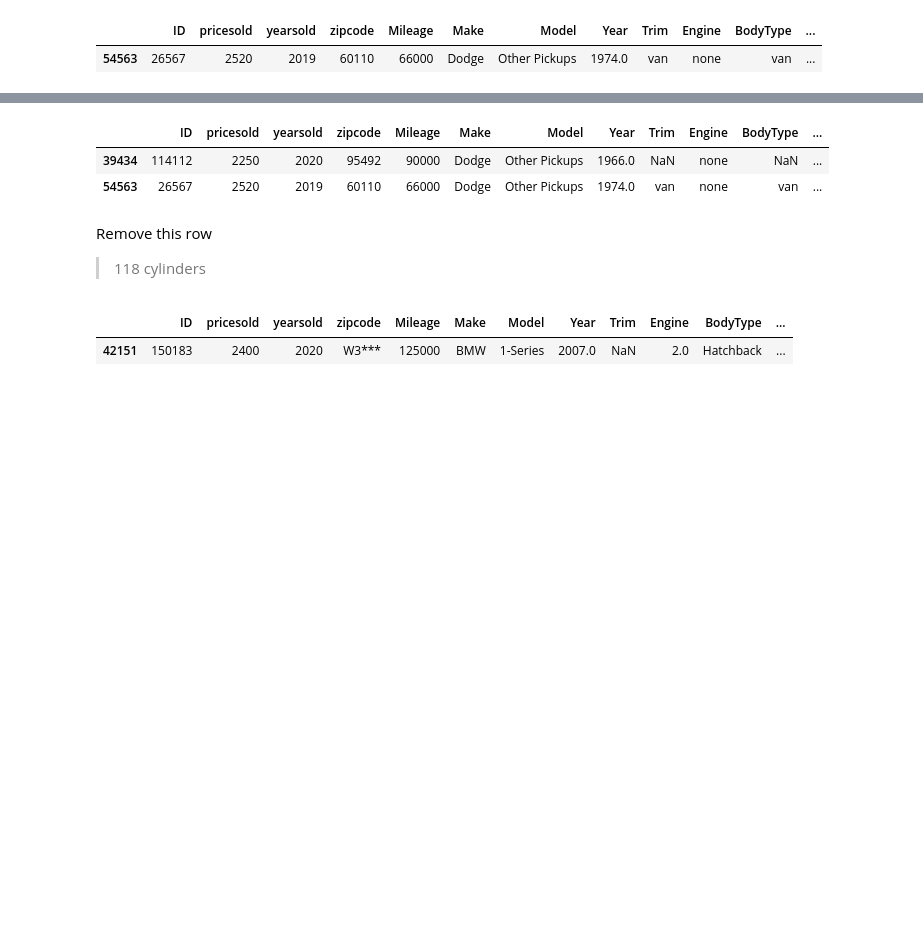
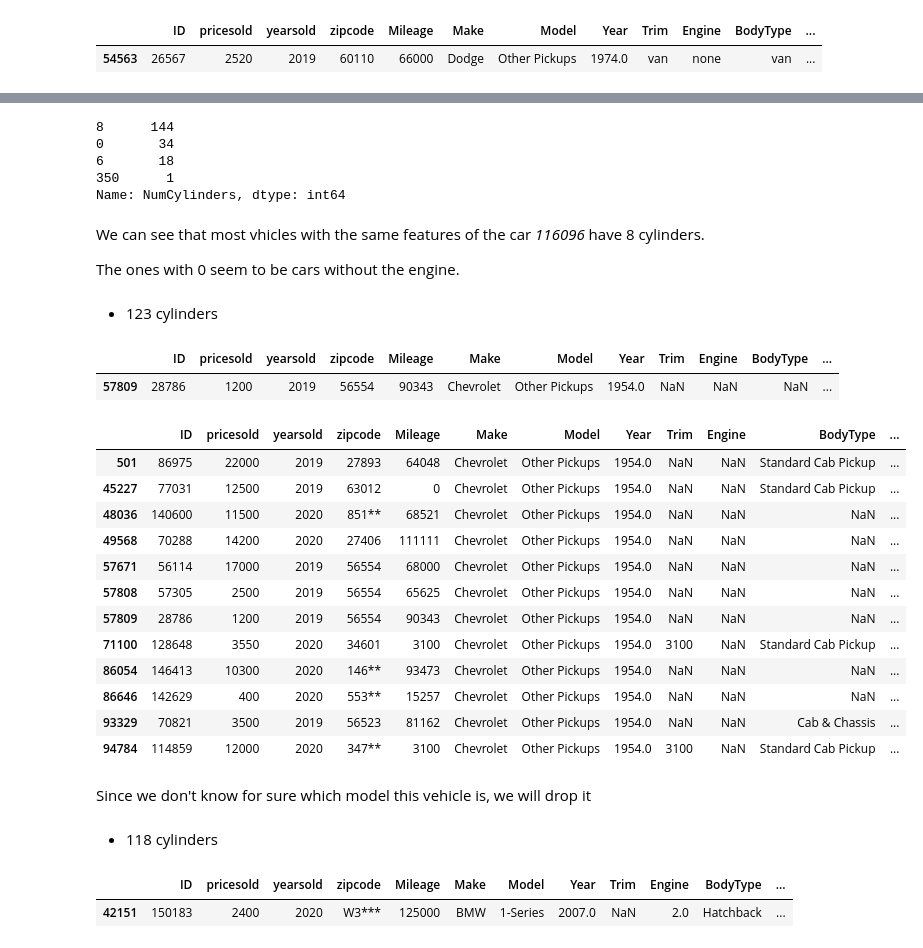
Before and after one commit to joelpoliveira/DW-PipelineDev, a Jupyter notebook: src/stage_1/main_joel.ipynb, the cells around one changed output, grey strips where cells are left out. Saved outputs shown, nothing was run; the diff lists cells and outputs as text; code cells hidden in the pictures; blank space fills up the shorter version.

```diff
--- a/src/stage_1/main_joel.ipynb
+++ b/src/stage_1/main_joel.ipynb
@@ -335,6 +47,8 @@ df_used_cars.head()
 | 2 | 119660 | 8750 | 2020 | 33449 | 55000 | Jaguar | XJS | 1995 | 2+2 Cabriolet | 4.0L In-Line 6 Cylinder | Convertible | ... |
 | 3 | 80773 | 11600 | 2019 | 07852 | 97200 | Ford | Mustang | 1968 | Stock | 289 cu. in. V8 | Coupe | ... |
 | 4 | 64287 | 44000 | 2019 | 07728 | 40703 | Porsche | 911 | 2002 | Turbo X-50 | 3.6L | Coupe | ... |
+# %%
+df_used_cars["datesold"] = df_used_cars.yearsold.apply(get_date)
 # %%
 df_used_cars.describe(include="all")
 # %% [output]
@@ -436,0 +178,2 @@ Name: Trim, Length: 24981, dtype: int64
+# %%
+df_used_cars.drop(index=[101047], inplace=True)
@@ -527,0 +287,2 @@ df_used_cars[df_used_cars.NumCylinders==440]
+# %%
+df_used_cars.drop(index=54563, inplace=True)
@@ -528,6 +299,43 @@ df_used_cars[df_used_cars.NumCylinders==440]
+# %%
+df_used_cars[(df_used_cars.Make=="Chevrolet") & (df_used_cars.Model=="Bel Air/150/210") & (df_used_cars.BodyType=="Coupe")].NumCylinders.value_counts().nlargest(5)
+# %% [output]
+8      144
+0       34
+6       18
+350      1
+Name: NumCylinders, dtype: int64
+# %% [markdown]
+We can see that most vhicles with the same features of the car *116096* have 8 cylinders.
+
+The ones with 0 seem to be cars without the engine.
+# %%
+df_used_cars.loc[[50416, 116096], "NumCylinders"] = 8
+# %% [markdown]
+- 123 cylinders
+# %%
+df_used_cars[df_used_cars.NumCylinders==123]
+# %% [output]
+|  | ID | pricesold | yearsold | zipcode | Mileage | Make | Model | Year | Trim | Engine | BodyType | ... |
+| 57809 | 28786 | 1200 | 2019 | 56554 | 90343 | Chevrolet | Other Pickups | 1954.0 | NaN | NaN | NaN | ... |
 # %%
-df_used_cars[ (df_used_cars.Make=="Dodge") & (df_used_cars.Model=="Other Pickups") & (df_used_cars.Engine=="none")]
+df_used_cars[(df_used_cars.Make=="Chevrolet") & \
+             (df_used_cars.Model=="Other Pickups") & \
+             (df_used_cars.DriveType=="RWD") & \
+             (df_used_cars.Year==1954) & \
+            (df_used_cars.Engine.isna())]#.NumCylinders.value_counts().nlargest(5)
 # %% [output]
 |  | ID | pricesold | yearsold | zipcode | Mileage | Make | Model | Year | Trim | Engine | BodyType | ... |
-| 39434 | 114112 | 2250 | 2020 | 95492 | 90000 | Dodge | Other Pickups | 1966.0 | NaN | none | NaN | ... |
-| 54563 | 26567 | 2520 | 2019 | 60110 | 66000 | Dodge | Other Pickups | 1974.0 | van | none | van | ... |
+| 501 | 86975 | 22000 | 2019 | 27893 | 64048 | Chevrolet | Other Pickups | 1954.0 | NaN | NaN | Standard Cab Pickup | ... |
+| 45227 | 77031 | 12500 | 2019 | 63012 | 0 | Chevrolet | Other Pickups | 1954.0 | NaN | NaN | Standard Cab Pickup | ... |
+| 48036 | 140600 | 11500 | 2020 | 851** | 68521 | Chevrolet | Other Pickups | 1954.0 | NaN | NaN | NaN | ... |
+| 49568 | 70288 | 14200 | 2020 | 27406 | 111111 | Chevrolet | Other Pickups | 1954.0 | NaN | NaN | NaN | ... |
+| 57671 | 56114 | 17000 | 2019 | 56554 | 68000 | Chevrolet | Other Pickups | 1954.0 | NaN | NaN | NaN | ... |
+| 57808 | 57305 | 2500 | 2019 | 56554 | 65625 | Chevrolet | Other Pickups | 1954.0 | NaN | NaN | NaN | ... |
+| 57809 | 28786 | 1200 | 2019 | 56554 | 90343 | Chevrolet | Other Pickups | 1954.0 | NaN | NaN | NaN | ... |
+| 71100 | 128648 | 3550 | 2020 | 34601 | 3100 | Chevrolet | Other Pickups | 1954.0 | 3100 | NaN | Standard Cab Pickup | ... |
+| 86054 | 146413 | 10300 | 2020 | 146** | 93473 | Chevrolet | Other Pickups | 1954.0 | NaN | NaN | NaN | ... |
+| 86646 | 142629 | 400 | 2020 | 553** | 15257 | Chevrolet | Other Pickups | 1954.0 | NaN | NaN | NaN | ... |
+| 93329 | 70821 | 3500 | 2019 | 56523 | 81162 | Chevrolet | Other Pickups | 1954.0 | NaN | NaN | Cab & Chassis | ... |
+| 94784 | 114859 | 12000 | 2020 | 347** | 3100 | Chevrolet | Other Pickups | 1954.0 | 3100 | NaN | Standard Cab Pickup | ... |
+# %% [markdown]
+Since we don't know for sure which model this vehicle is, we will drop it
@@ -534,7 +344,5 @@ df_used_cars[ (df_used_cars.Make=="Dodge") & (df_used_cars.Model=="Other Pickups
 # %% [markdown]
-Remove this row
-
-> 118 cylinders
+- 118 cylinders
 # %%
 df_used_cars[df_used_cars.NumCylinders==118]
 # %% [output]
```
Also changed, not shown: parts of 293 cells of this notebook, 1 other file.
